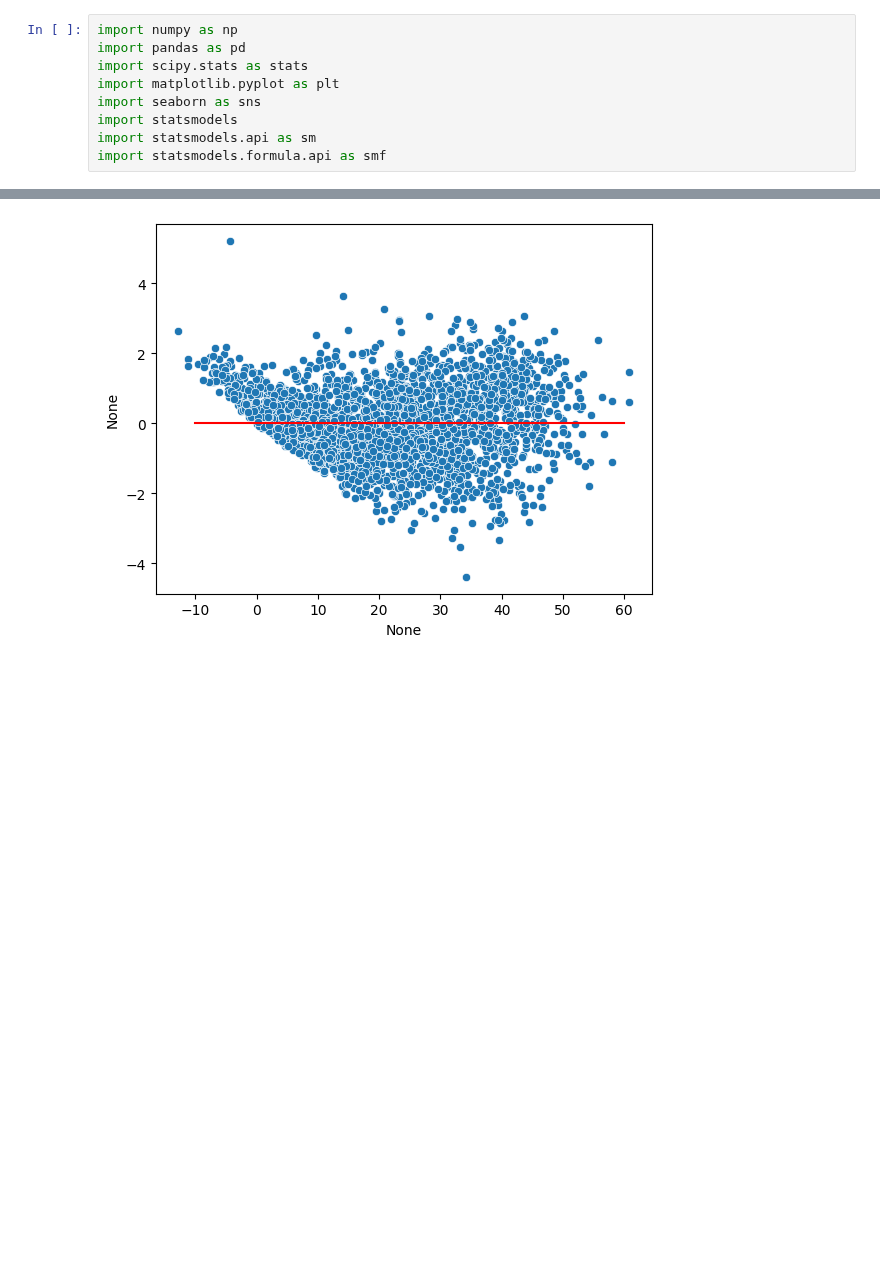
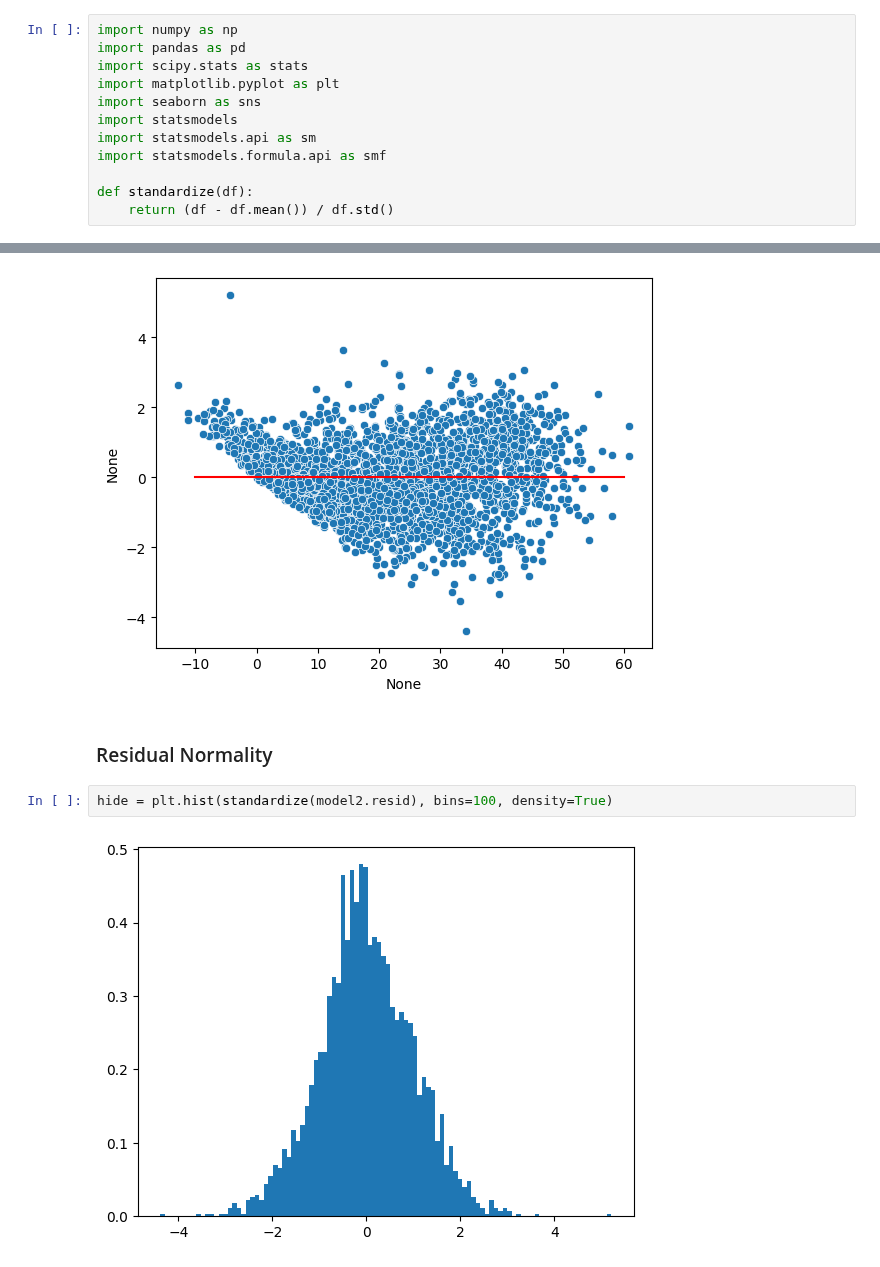
Before and after one commit to valenciaaalberto/Math189Project, a Jupyter notebook: Data/project.ipynb, the cells around one changed output, grey strips where cells are left out. Drawn from its saved outputs; the diff is of its cells as text; blank space fills up the shorter version.

```diff
--- a/Data/project.ipynb
+++ b/Data/project.ipynb
@@ -7,6 +7,9 @@ import seaborn as sns
 import statsmodels
 import statsmodels.api as sm
 import statsmodels.formula.api as smf
+
+def standardize(df):
+    return (df - df.mean()) / df.std()
 # %% [markdown]
 ### Data Import & EDA
 # %%
@@ -462,3 +470,9 @@ plt.plot(np.linspace(-10, 60, 100), np.zeros(100), 'r')
 # %% [output]
 [<matplotlib.lines.Line2D at 0x...>]
 [figure]
+# %% [markdown]
+### Residual Normality
+# %%
+hide = plt.hist(standardize(model2.resid), bins=100, density=True)
+# %% [output]
+[figure, added]
```
Also changed, not shown: parts of 11 cells of this notebook.
